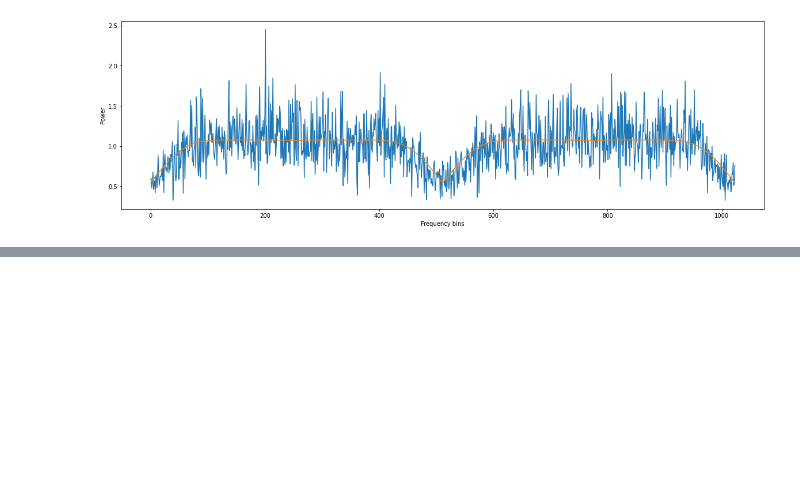
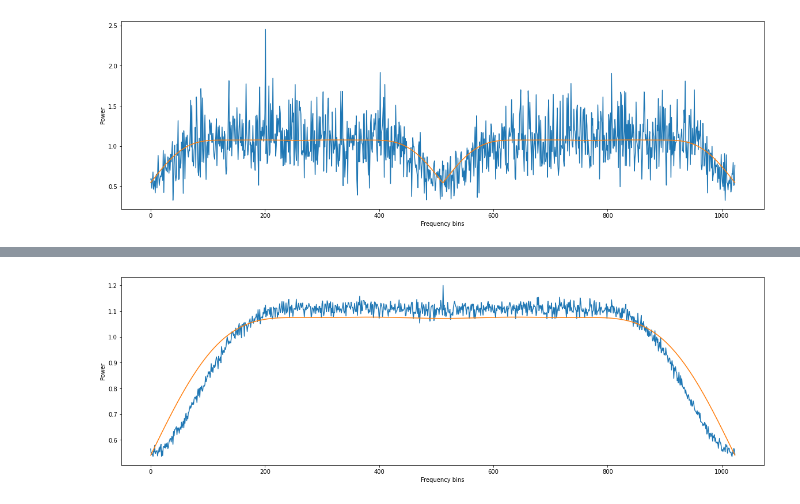
Before and after one commit to bbrzycki/setigen, a Jupyter notebook: jupyter-notebooks/voltage/03_fine_channelization.ipynb, the cells around one changed output, grey strips where cells are left out. Drawn from its saved outputs; the diff is of its cells as text; code cells hidden in the pictures; blank space fills up the shorter version.

```diff
--- a/jupyter-notebooks/voltage/03_fine_channelization.ipynb
+++ b/jupyter-notebooks/voltage/03_fine_channelization.ipynb
@@ -324,0 +482,11 @@ plt.show()
+# %%
+plt.figure(figsize=(20, 6))
+plt.plot(get_numpy(folded_psd/xp.mean(folded_psd)))
+
+plt.plot(np.concatenate([A[::-1], A])/np.mean(A))
+
+plt.xlabel("Frequency bins")
+plt.ylabel("Power")
+plt.show()
+# %% [output]
+[figure, added]
```
Also changed, not shown: parts of 20 cells of this notebook, 7 other files.
